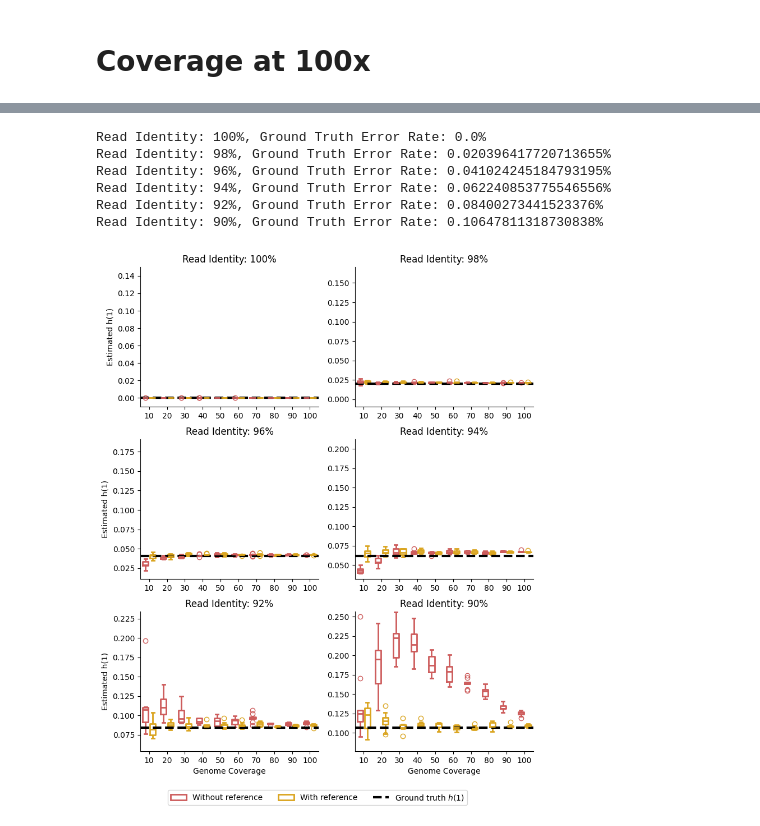
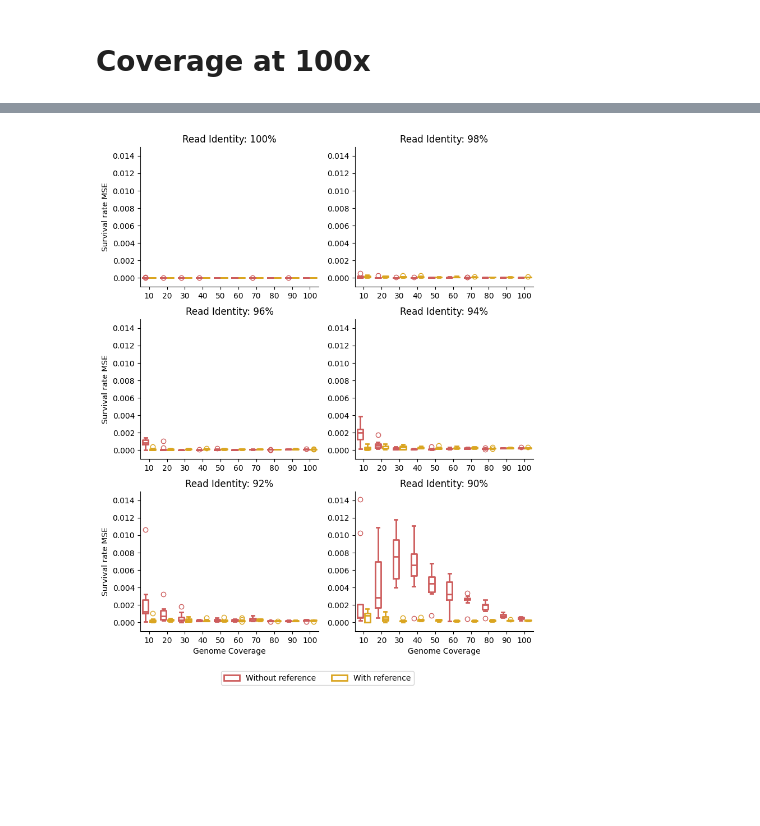
Before and after one commit to GZHoffie/skiver-test, a Jupyter notebook: experiments/coverage_dependence/plot_results.ipynb, the cells around one changed output, grey strips where cells are left out. Drawn from its saved outputs; the diff is of its cells as text; code cells hidden in the pictures; blank space fills up the shorter version.

```diff
--- a/experiments/coverage_dependence/plot_results.ipynb
+++ b/experiments/coverage_dependence/plot_results.ipynb
@@ -186,7 +185,7 @@ result_df['error_estimate'] = 1 - np.exp(-result_df['lambda_estimate'])
 # %%
 import seaborn as sns
 
-result_df_100x = result_df[result_df['coverage'] == 40]
+result_df_100x = result_df[result_df['coverage'] == 100]
 """
 sns.stripplot(
     data=result_df_100x, x="identity", y="error_estimate", hue="with_reference",
@@ -241,20 +240,31 @@ for i, identity in enumerate(id):
     ground_truth_hazard_rate = survival_rates_to_hazard_rates(ground_truth_survival_rates)
 
     result_df_sub = result_df_100x[result_df_100x['identity'] == identity]
+    predicted_survival_rates_list = []
     for j in range(len(result_df_sub)):
-
         # plot the multiple estimates
         lambd = result_df_sub.iloc[j]["lambda_estimate"].item()
         beta = result_df_sub.iloc[j]["beta_estimate"].item()
-        predicted_survival_rates = weibull_parameter_to_survival_rate(hazard_ratio_plot_range, lambd, beta)
-        plt.plot(hazard_ratio_plot_range, predicted_survival_rates, color=f'C{i}', linewidth=1, alpha=0.2)
+        predicted_survival_rates = np.array(weibull_parameter_to_survival_rate(hazard_ratio_plot_range, lambd, beta))
+        #plt.plot(hazard_ratio_plot_range, predicted_survival_rates, color=f'C{i}', linewidth=1, alpha=0.2)
+
+        predicted_survival_rates_list.append(predicted_survival_rates)
+
+    # Calculate the mean/min/max predicted survival rates across all estimates
+    mean_predicted_survival_rates = np.mean(predicted_survival_rates_list, axis=0)
+    min_predicted_survival_rates = np.min(predicted_survival_rates_list, axis=0)
+    max_predicted_survival_rates = np.max(predicted_survival_rates_list, axis=0)
+
+    # Plot the mean predicted survival rates with a solid line and the min/max predicted survival rates with a shaded area
+    plt.plot(hazard_ratio_plot_range, mean_predicted_survival_rates, color=f'C{i}', linewidth=1)
+    plt.fill_between(hazard_ratio_plot_range, min_predicted_survival_rates, max_predicted_survival_rates, color=f'C{i}', alpha=0.5)
 
 
 
 plt.yscale('log')
 plt.xlabel("t")
 plt.ylabel("$S(t)$")
-plt.title("$(k,v)$-mer results at 100x coverage")
+plt.title("Skiver predictions at 100x coverage")
 plt.tight_layout()
 # Plot ground truth as a lineplot
 #ground_truth_error = [1 - np.exp(-l) for l in ground_truth_lambda[::-1]]
@@ -384,47 +358,40 @@ axes = axes.flatten()
 for idx, identity_value in enumerate(id):
     result_df_subset = result_df[result_df['identity'] == identity_value]
     sns.boxplot(
-        data=result_df_subset, x="coverage", y="error_estimate", hue="with_reference",
+        data=result_df_subset, x="coverage", y="survival_rate_mise", hue="with_reference",
         fill=False, gap=.2,
         linewidth=2,
         flierprops={"marker": "o"},
         palette=["indianred", "goldenrod"],
         ax=axes[idx]
     )
-    gt = ground_truth_error[::-1][idx]
-    print(f"Read Identity: {identity_value}%, Ground Truth Error Rate: {gt}%")
-    axes[idx].axhline(y=gt, color='black', linewidth=3, linestyle='--', label='Ground truth $h(1)$')
+
     axes[idx].set_title(f"Read Identity: {identity_value}%")
     if idx >= 4:
         axes[idx].set_xlabel("Genome Coverage")
     else:
         axes[idx].set_xlabel("")
     if idx % 2 == 0:
-        axes[idx].set_ylabel("Estimated h(1)")
+        axes[idx].set_ylabel("Survival rate MSE")
     else:
         axes[idx].set_ylabel("")
-    axes[idx].set_ylim(max(-0.01, gt - 0.03), gt + 0.15)
+    #axes[idx].set_ylim(max(-0.01, gt - 0.03), gt + 0.15)
     axes[idx].get_legend().remove()
     axes[idx].spines['top'].set_visible(False)
     axes[idx].spines['right'].set_visible(False)
+    axes[idx].set_ylim(-0.001, 0.015)
 
     #axes[idx].set_yscale('log')
     #axes[idx].legend(title="Reference", loc="upper right")
 plt.tight_layout()
 handles, labels = axes[0].get_legend_handles_labels()
 
 # Add the legend to the bottom of the figure
 fig.legend(handles, labels, loc='lower center', ncol=5)
 fig.subplots_adjust(bottom=0.1)
 
 # Adjust layout
 
-plt.savefig("../../figures/simulated_data_all_coverage_dependence.pdf")
+plt.savefig("../../figures/simulated_data_all_coverage_survival.pdf")
 # %% [output]
-Read Identity: 100%, Ground Truth Error Rate: 0.0%
-Read Identity: 98%, Ground Truth Error Rate: 0.020396417720713655%
-Read Identity: 96%, Ground Truth Error Rate: 0.041024245184793195%
-Read Identity: 94%, Ground Truth Error Rate: 0.062240853775546556%
-Read Identity: 92%, Ground Truth Error Rate: 0.08400273441523376%
-Read Identity: 90%, Ground Truth Error Rate: 0.10647811318730838%
-[figure, old version]
+[figure, new version]
```
Also changed, not shown: parts of 6 cells of this notebook, 6 other files.
